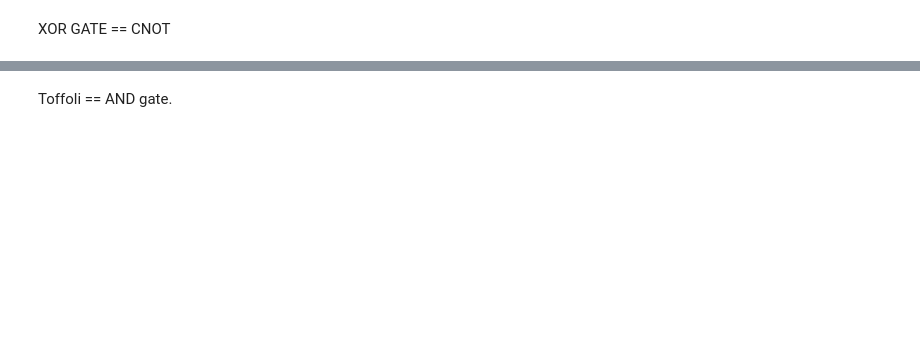
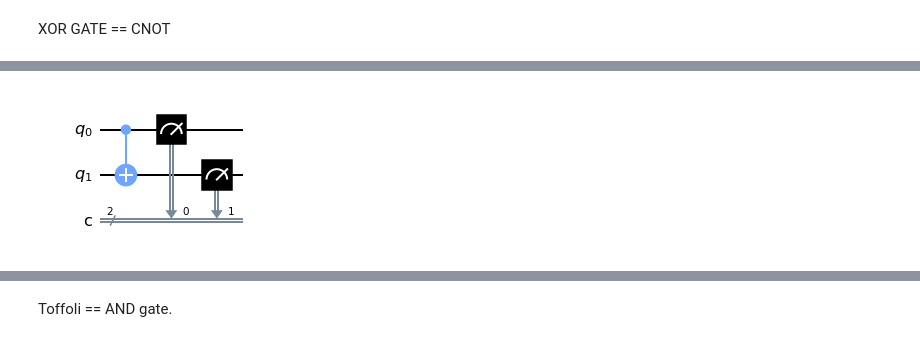
Before and after one commit to Ewelina9606/Quantum-Computing, a Jupyter notebook: QuantumComputing.ipynb, the cells around one changed output, grey strips where cells are left out. Saved outputs shown, nothing was run; the diff lists cells and outputs as text; code cells hidden in the pictures; blank space fills up the shorter version.

```diff
--- a/QuantumComputing.ipynb
+++ b/QuantumComputing.ipynb
@@ -17,7 +39,9 @@ qc_cnot.draw()
 # %%
 qc = QuantumCircuit(2,2)
-qc.x(0)
+#qc.x(0)
 qc.cx(0,1)
 qc.measure(0,0)
 qc.measure(1,1)
 qc.draw()
+# %% [output]
+[figure, added]
```
Also changed, not shown: parts of 28 cells of this notebook.
